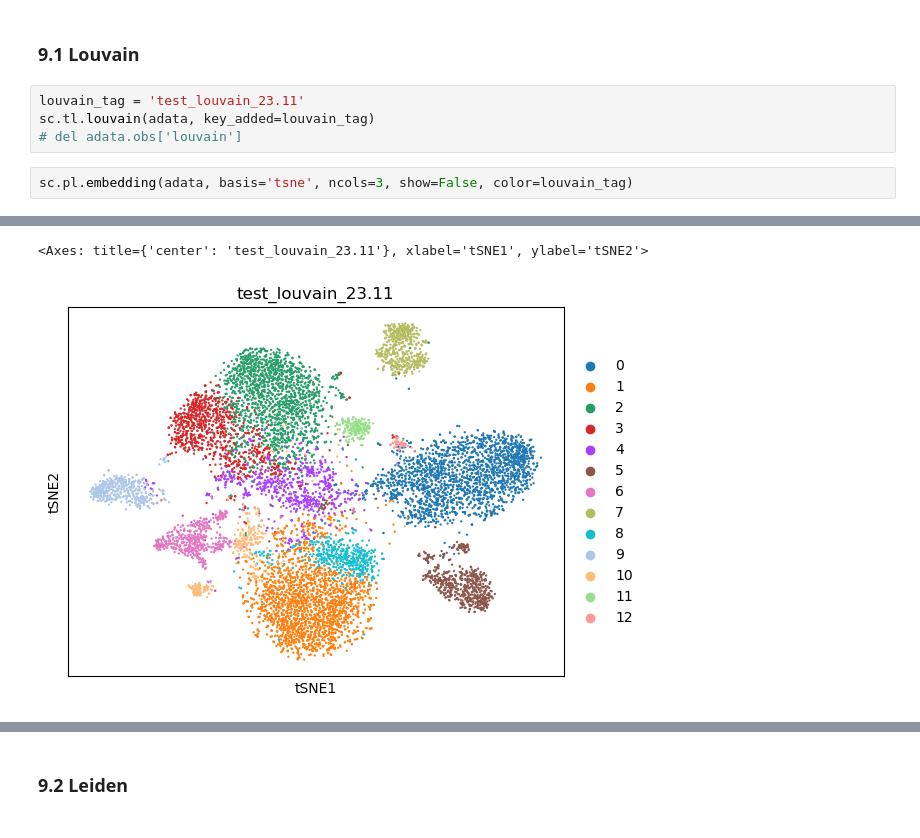
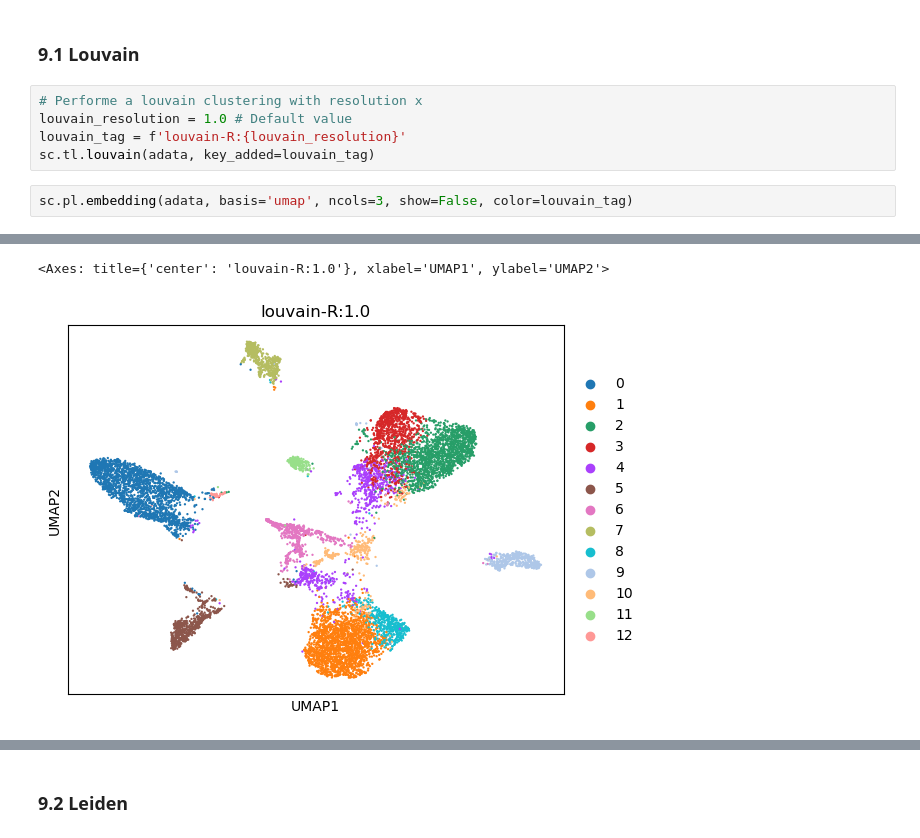
Before and after one commit to loosolab/biodaten23-24-scATAC-clustering, a Jupyter notebook: wp1/notebooks/clustering_and_evaluation.ipynb, the cells around one changed output, grey strips where cells are left out. Drawn from its saved outputs; the diff is of its cells as text.

Commit message:
Updated the 'clustering_and_evaluation' Notebook to the latest changes

```diff
--- a/wp1/notebooks/clustering_and_evaluation.ipynb
+++ b/wp1/notebooks/clustering_and_evaluation.ipynb
@@ -188,9 +225,10 @@ Name: total_counts, Length: 10997, dtype: float32
 # %% [markdown]
 ### 9.1 Louvain
 # %%
-louvain_tag = 'test_louvain_23.11'
+# Performe a louvain clustering with resolution x
+louvain_resolution = 1.0 # Default value
+louvain_tag = f'louvain-R:{louvain_resolution}'
 sc.tl.louvain(adata, key_added=louvain_tag)
-# del adata.obs['louvain']
 # %%
-sc.pl.embedding(adata, basis='tsne', ncols=3, show=False, color=louvain_tag)
+sc.pl.embedding(adata, basis='umap', ncols=3, show=False, color=louvain_tag)
 # %% [output]
@@ -197,5 +236,5 @@ sc.pl.embedding(adata, basis='tsne', ncols=3, show=False, color=louvain_tag)
  UserWarning:/home/stud2/.conda/envs/datenanalyse/lib/python3.10/site-packages/scanpy/plotting/_tools/scatterplots.py:394: No data for colormapping provided via 'c'. Parameters 'cmap' will be ignored
-<Axes: title={'center': 'test_louvain_23.11'}, xlabel='tSNE1', ylabel='tSNE2'>
+<Axes: title={'center': 'louvain-R:1.0'}, xlabel='UMAP1', ylabel='UMAP2'>
-[figure, old version]
+[figure, new version]
 # %%
 # Docu: 'Function will test different settings of louvain to obtain the target number of clusters.'
```
Also changed, not shown: parts of 27 cells of this notebook.
